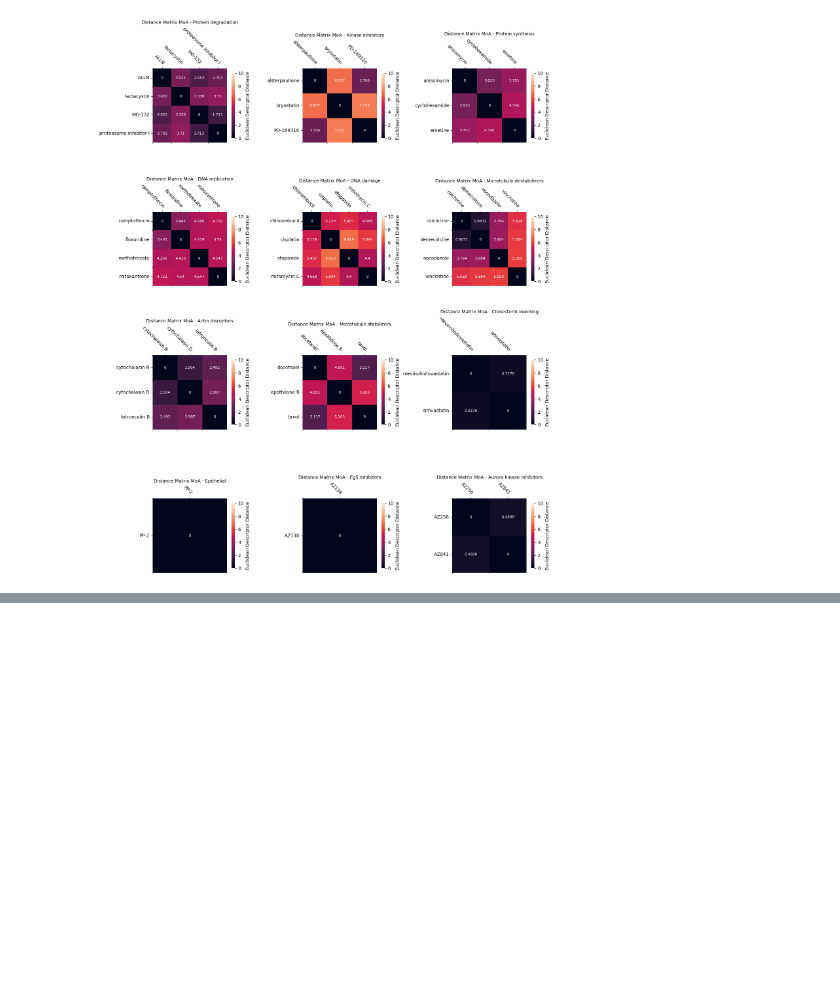
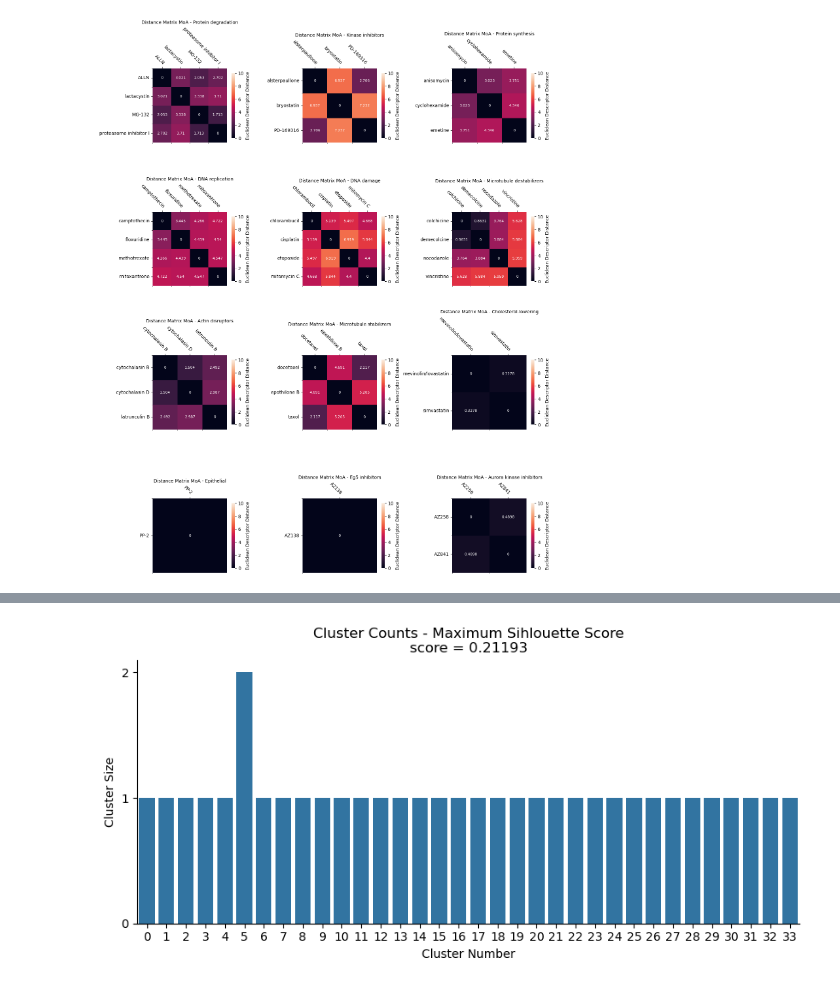
Before and after one commit to mattHG70/Cell2Structure, a Jupyter notebook: notebooks/Compound_similarity_analysis_descr.ipynb, the cells around one changed output, grey strips where cells are left out. Saved outputs shown, nothing was run; the diff lists cells and outputs as text; code cells hidden in the pictures; blank space fills up the shorter version.

```diff
--- a/notebooks/Compound_similarity_analysis_descr.ipynb
+++ b/notebooks/Compound_similarity_analysis_descr.ipynb
@@ -106,0 +149,18 @@ fig.savefig(os.path.join(image_dir, "Descriptor_distance_matrix_by_MoA.png"))
+# %%
+num_cluster = int(df_cluser_score.loc[df_cluser_score["Silhouette Score"].idxmax(), :]["Num Clusters"])
+clusters = cluster_label_dict[num_clust]
+
+unique, counts = np.unique(clusters, return_counts=True)
+df_cluster_counts = pd.DataFrame.from_records(data=list(zip(unique, counts)), columns=["Cluster", "Count"])
+
+fig, ax = plt.subplots(figsize=(10,4))
+sns.barplot(data=df_cluster_counts, x="Cluster", y="Count", ax=ax)
+ax.set_yticks(range(3), labels=[0, 1, 2])
+ax.set_ylabel("Cluster Size")
+ax.set_xlabel("Cluster Number")
+ax.set_title(f"Cluster Counts - Maximum Sihlouette Score\nscore = {df_cluser_score.loc[df_cluser_score['Silhouette Score'].idxmax(), :]['Silhouette Score']:.5f}")
+ax.spines[['right', 'top']].set_visible(False)
+
+plt.show()
+# %% [output]
+[figure, added]
```
Also changed, not shown: parts of 10 cells of this notebook, 3 other files.
